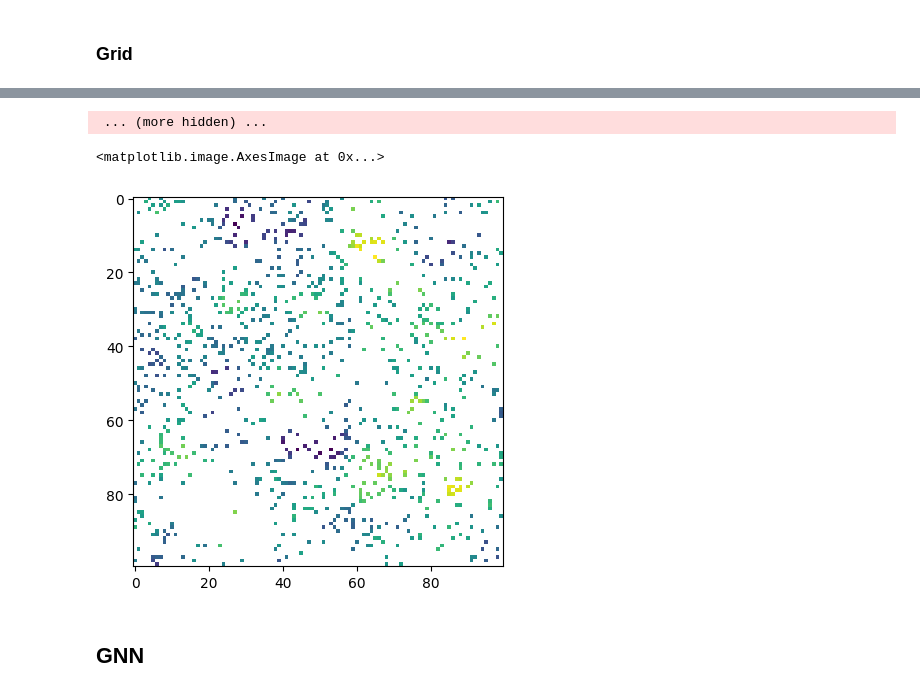
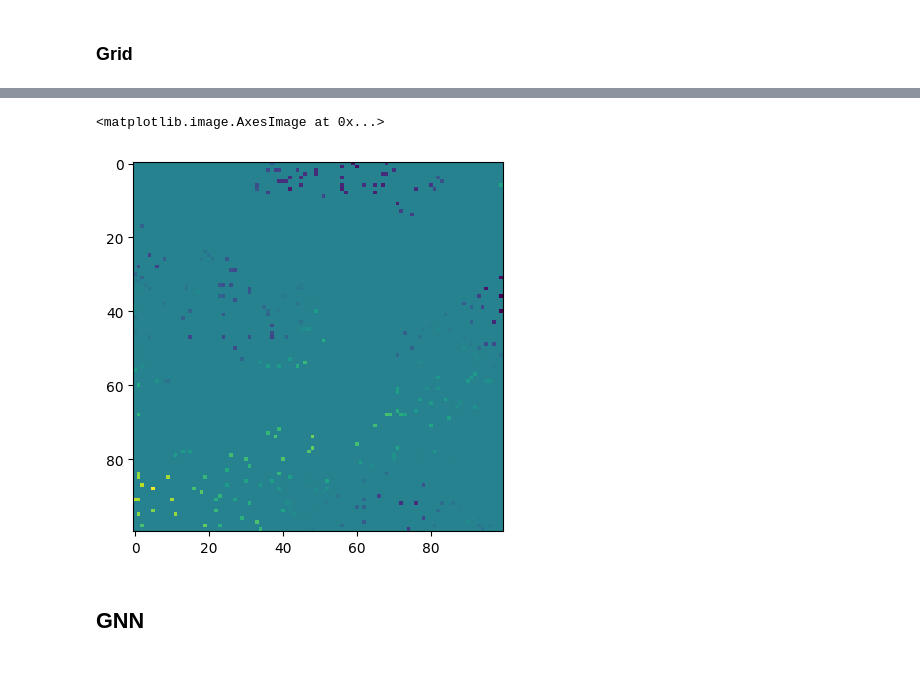
Before and after one commit to DarenXL/Neural_ST_inference, a Jupyter notebook: Code GNN/Amortized_Methods_Geostatistics-NoDeepset.ipynb, the cells around one changed output, grey strips where cells are left out. Drawn from its saved outputs; the diff is of its cells as text; code cells hidden in the pictures.

```diff
--- a/Code GNN/Amortized_Methods_Geostatistics-NoDeepset.ipynb
+++ b/Code GNN/Amortized_Methods_Geostatistics-NoDeepset.ipynb
@@ -157,0 +183,2 @@ simulation_matern(sample, theta_range, theta_std, plot=True)
+# %%
+sampling_train = datamaker(n_points, n_train, as_grid=False)
@@ -312,5 +304,0 @@ plt.imshow(points_to_grid(simu,nb_bins=50))
-# %%
-sample = sampling_matern(10,100,.1)
-theta_range, theta_std = .1, 1.
-simu = simulation_matern(sample, theta_range, theta_std)
-plt.imshow(points_to_grid(simu,nb_bins=50))
@@ -320,45 +336,25 @@ plt.imshow(points_to_grid(simu,nb_bins=50))
 # %%
-def datamaker_grid(constant_product, n):
+def datamaker_grid(simu,bins = 100):
 
-    datalist=[]
-
-    range_list = np.random.uniform(0.05,0.4,n)
-    std_list = np.random.uniform(0.1,1.,n)
-    lambdaParent = np.random.uniform(20, 60,n)
-    lambdaDaughter = constant_product / lambdaParent
-
-    radiusCluster = 0.15
-    bins = 100
+    n = len(simu)
+    datalist = []
 
     t = tqdm(range(0, n),total=n)
 
     for i in t:
 
-        sample = sampling_matern(lambdaParent[i],lambdaDaughter[i],radiusCluster)
-        simu = simulation_matern(sample, range_list[i], std_list[i])
-        points = points_to_grid(simu, bins)
+        data = points_to_grid(simu[i][0], bins)
+        theta = torch.tensor(simu[i][1])
 
-        data = Data(x=points, theta=torch.tensor((range_list[i], std_list[i])))
+        datalist.append((data, theta))
 
-        ### log ici ?
-        # data.theta = torch.log(data.theta)
-        # data.x = torch.log(data.x)
-
-        datalist.append(data)
-
-    return datalist
+    return GridSetDataset(datalist)
 # %%
-constant_product = 1000
-n = 500
-datalist = datamaker_grid(constant_product, n)
+dataset_grid = datamaker_grid(sampling_train)
 
-# constant_product = 1000
-# n = 1000
-# datalist = datamaker_grid(constant_product, n)
+loader_grid = DataLoader(dataset_grid, batch_size, shuffle=True)
+
+plt.imshow(dataset_grid[7][0][0])
 # %% [output]
- ... (more hidden) ...
+<matplotlib.image.AxesImage at 0x...>
+[figure, added]
-# %%
-plt.imshow(datalist[4].x)
-# %% [output]
-<matplotlib.image.AxesImage at 0x...>
-[figure, removed]
```
Also changed, not shown: parts of 45 cells of this notebook, 1 other file.
